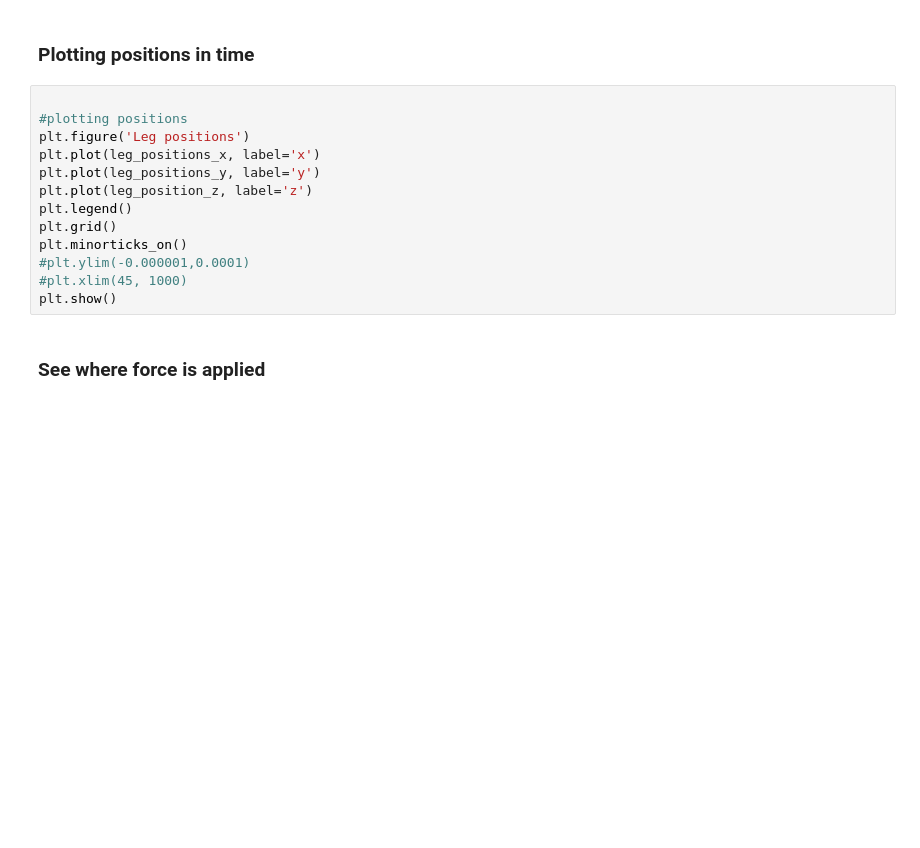
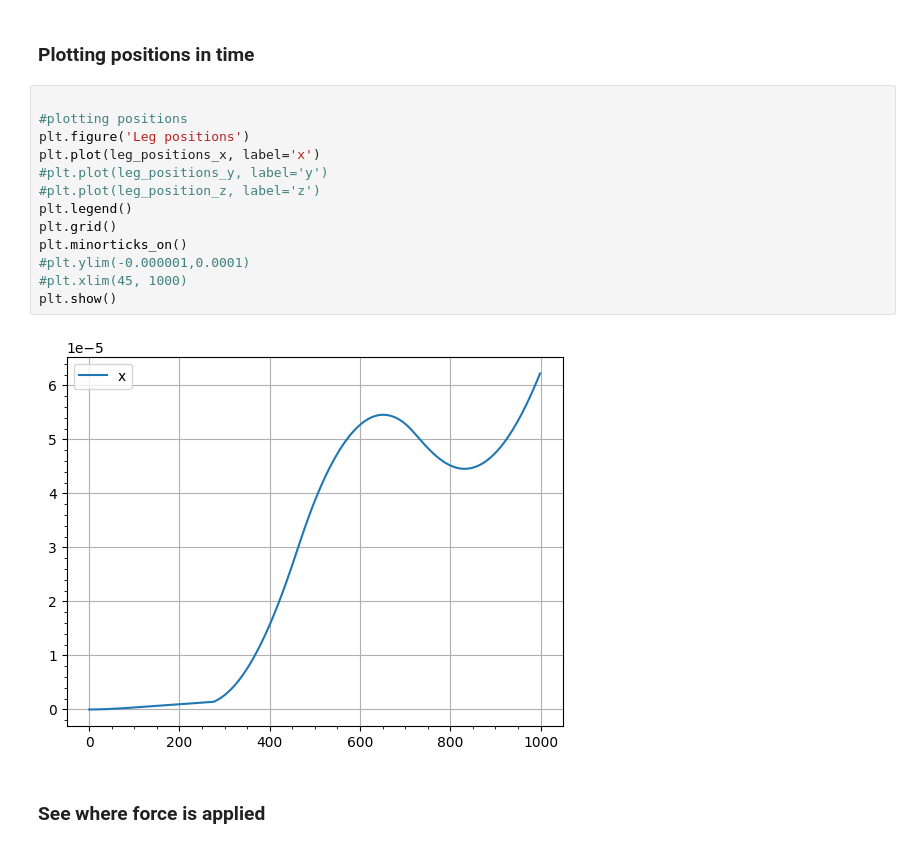
Before and after one commit to Gaianeve/Real_Mega_Fufi, a Jupyter notebook: Robot/1LegTrail/Giunto_versione_fascia_elastica/Model_video_spectrum.ipynb, the cells around one changed output. Saved outputs shown, nothing was run; the diff lists cells and outputs as text; blank space fills up the shorter version.

```diff
--- a/Robot/1LegTrail/Giunto_versione_fascia_elastica/Model_video_spectrum.ipynb
+++ b/Robot/1LegTrail/Giunto_versione_fascia_elastica/Model_video_spectrum.ipynb
@@ -278,16 +229,18 @@ HTML(f'<video width="600" controls><source src="{data_url}" type="video/mp4"></v
 # %%
 
 #plotting positions
 plt.figure('Leg positions')
 plt.plot(leg_positions_x, label='x')
-plt.plot(leg_positions_y, label='y')
-plt.plot(leg_position_z, label='z')
+#plt.plot(leg_positions_y, label='y')
+#plt.plot(leg_position_z, label='z')
 plt.legend()
 plt.grid()
 plt.minorticks_on()
 #plt.ylim(-0.000001,0.0001)
 #plt.xlim(45, 1000)
 plt.show()
+# %% [output]
+[figure, added]
 # %% [markdown]
 ### See where force is applied
 # %%
```
Also changed, not shown: parts of 13 cells of this notebook.
